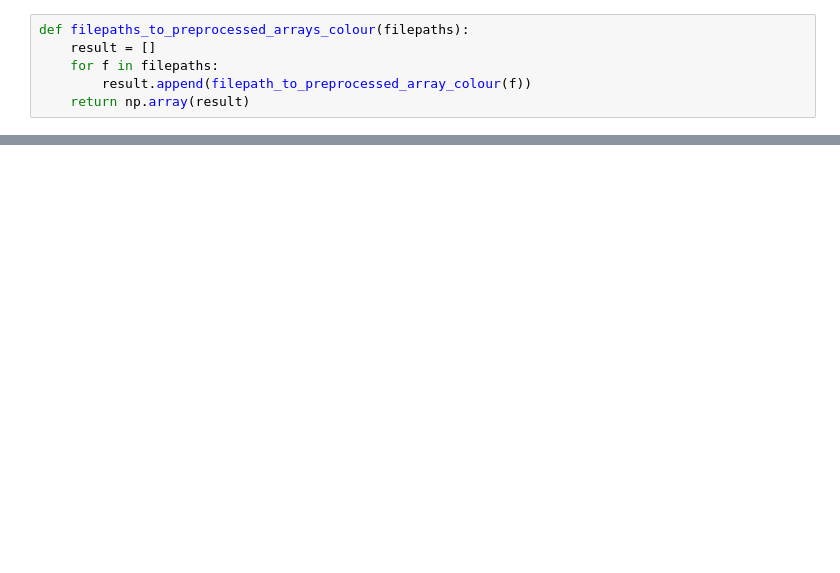
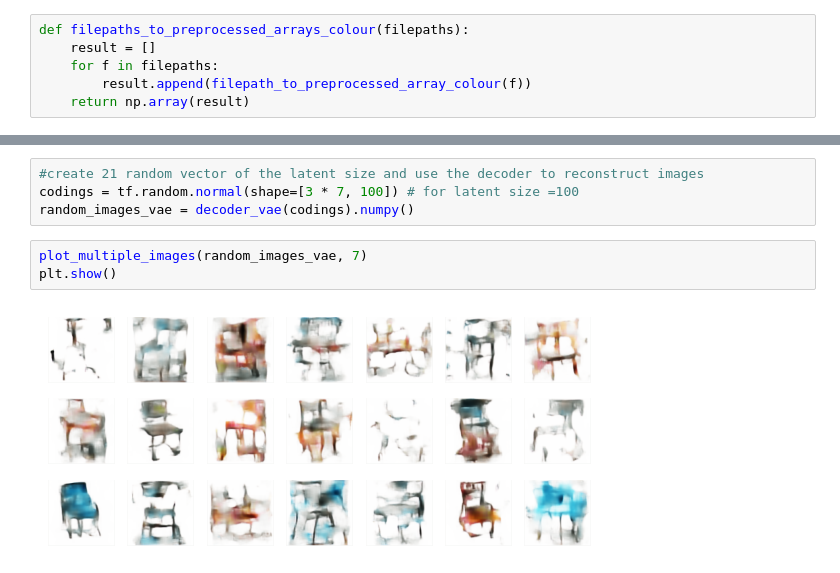
Before and after one commit to alexpapagio/chairs_GAN, a Jupyter notebook: notebooks/VAE_Autoencoder_Main.ipynb, the cells around one changed output, grey strips where cells are left out. Drawn from its saved outputs; the diff is of its cells as text; blank space fills up the shorter version.

```diff
--- a/notebooks/VAE_Autoencoder_Main.ipynb
+++ b/notebooks/VAE_Autoencoder_Main.ipynb
@@ -583,0 +595,9 @@ ValueError: in user code:
+# %%
+#create 21 random vector of the latent size and use the decoder to reconstruct images
+codings = tf.random.normal(shape=[3 * 7, 100]) # for latent size =100
+random_images_vae = decoder_vae(codings).numpy()
+# %%
+plot_multiple_images(random_images_vae, 7)
+plt.show()
+# %% [output]
+[figure, added]
```
Also changed, not shown: parts of 28 cells of this notebook.
